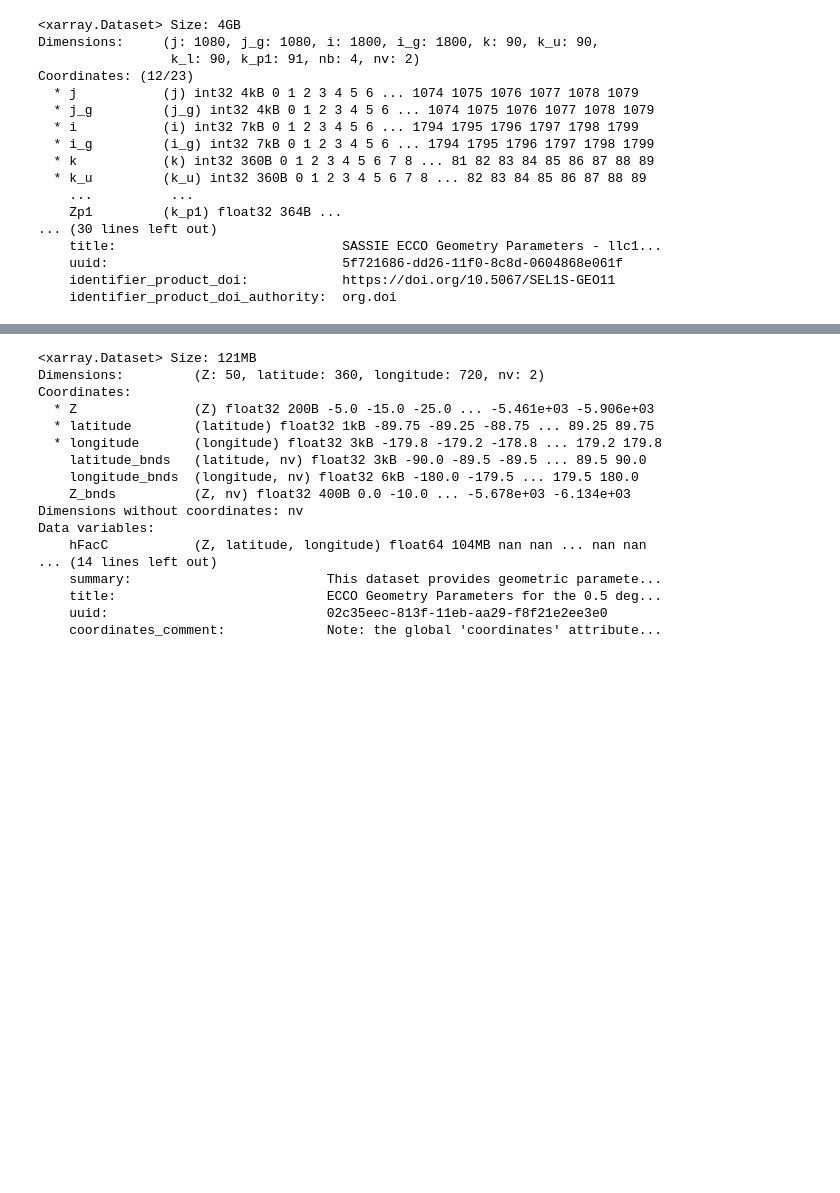
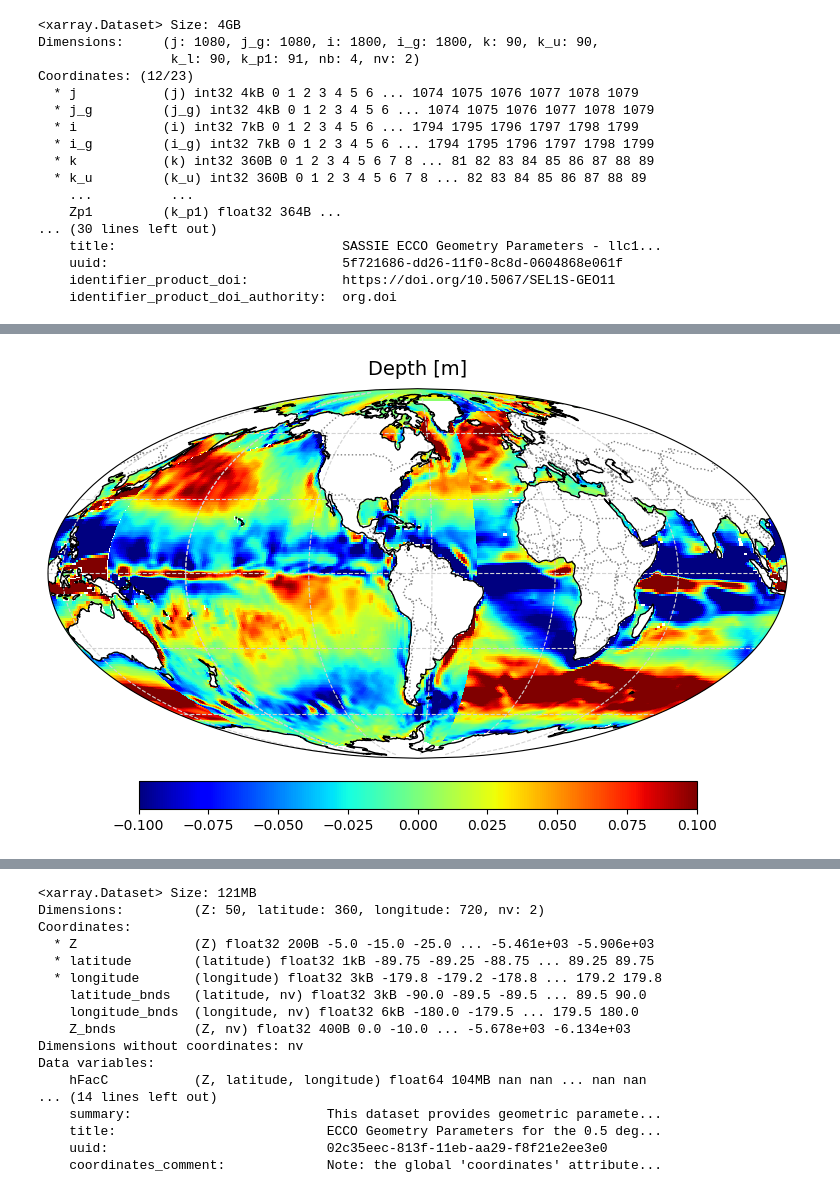
Before and after one commit to ECCO-GROUP/ECCO-Dataset-Production, a Jupyter notebook: utils/generate_GRID_GEOMETRY/examine_granule.ipynb, the cells around one changed output, grey strips where cells are left out. Cells and saved outputs as stored; diff of their text form; code cells hidden in the pictures; blank space fills up the shorter version.

```diff
--- a/utils/generate_GRID_GEOMETRY/examine_granule.ipynb
+++ b/utils/generate_GRID_GEOMETRY/examine_granule.ipynb
@@ -80,0 +85,3 @@ Coordinates: (12/26)
+# %%
+tmp_uvel = xr.open_dataset('/Users/ifenty/git_repo_others/ECCO-Dataset-Production/demos/v4r6/destination/V4r6/native/mon_mean/OCEAN_VELOCITY/OCEAN_VELOCITY_mon_mean_1992-01_ECCO_V4r6_native_llc0090.nc')
+tmp_uvel.close()
@@ -80,0 +108,66 @@ Coordinates: (12/26)
+# %%
+def unwrap_2d_lons(lons):
+    """
+    Removes 360-degree phase jumps from a 2D longitude array.
+    Works on both standard and rotated grids (like MITgcm LLC90 faces).
+    """
+    # np.unwrap requires radians
+    lon_rad = np.deg2rad(lons)
+
+    # Unwrap along columns (axis 1) then rows (axis 0)
+    # to catch the dateline regardless of tile orientation
+    lon_rad = np.unwrap(lon_rad, axis=1)
+    lon_rad = np.unwrap(lon_rad, axis=0)
+
+    return np.rad2deg(lon_rad)
+# %%
+fig = plt.figure(figsize=(12, 6))
+
+# Choose your global map projection here (e.g., Mollweide, Robinson, Orthographic)
+map_projection = ccrs.Mollweide(central_longitude=-67)
+ax = plt.axes(projection=map_projection)
+
+# Make the map global and add features
+ax.set_global()
+ax.add_feature(cfeature.COASTLINE, linewidth=1, edgecolor='black', zorder=3)
+ax.add_feature(cfeature.BORDERS, linestyle=':', edgecolor='gray', zorder=3)
+ax.gridlines(draw_labels=False, linestyle='--', color='lightgray')
+#ax.add_feature(cfeature.LAND, linestyle='-', color='lightgray', edgecolor='gray', zorder=1)
+
+ax.set_facecolor('white')
+
+# Plot using pcolormesh.
+# CRITICAL: transform must be PlateCarree because our input coordinates are Lat/Lon degrees.
+
+vmin=0
+vmax=500
+
+# set to nan all depths that are masked out
+#D = np.where(tmp_v4r6_grid.maskC_wet_in_column == True, native_ds.Depth, np.nan)
+
+# 2. Set NaN values ('bad' data) to none (transparent)
+cmap = plt.colormaps['jet'].copy()
+cmap.set_bad(color='none')
+
+vmin=-.1
+vmax=.1
+
+for tile in range(13):
+
+    fixed_lons = unwrap_2d_lons(tmp_v4r6_grid.XU[tile])
+
+    tmp = tmp_uvel.UVEL[0,0,tile,:]
+    im = ax.pcolormesh(fixed_lons, tmp_v4r6_grid.YU[tile].values, tmp.values,
+                       transform=ccrs.PlateCarree(),
+                       cmap=cmap,
+                       vmin=vmin,
+                       vmax=vmax,
+                       edgecolors='none', # Change to 'white' if you want to see tile borders
+                       antialiased=False)
+
+cbar = plt.colorbar(im, ax=ax, orientation='horizontal', pad=0.05, shrink=0.6)
+#cbar.set_label('Depth [m]')
+plt.title("Depth [m]", fontsize=14, pad=10)
+plt.show()
+# %% [output]
+[figure, added]
```
Also changed, not shown: parts of 18 cells of this notebook, 1 other file.
